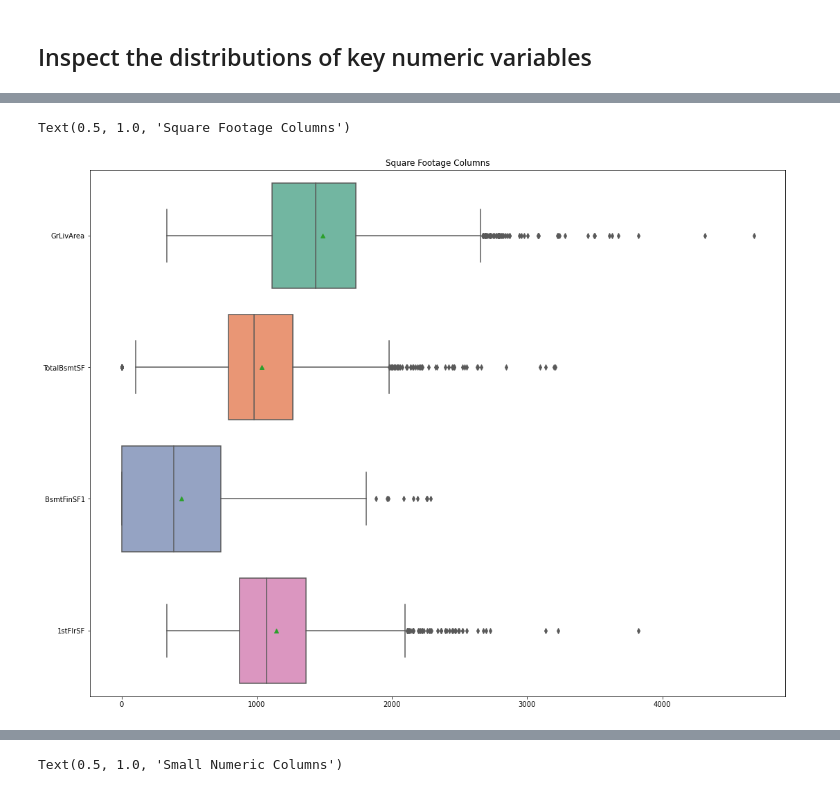
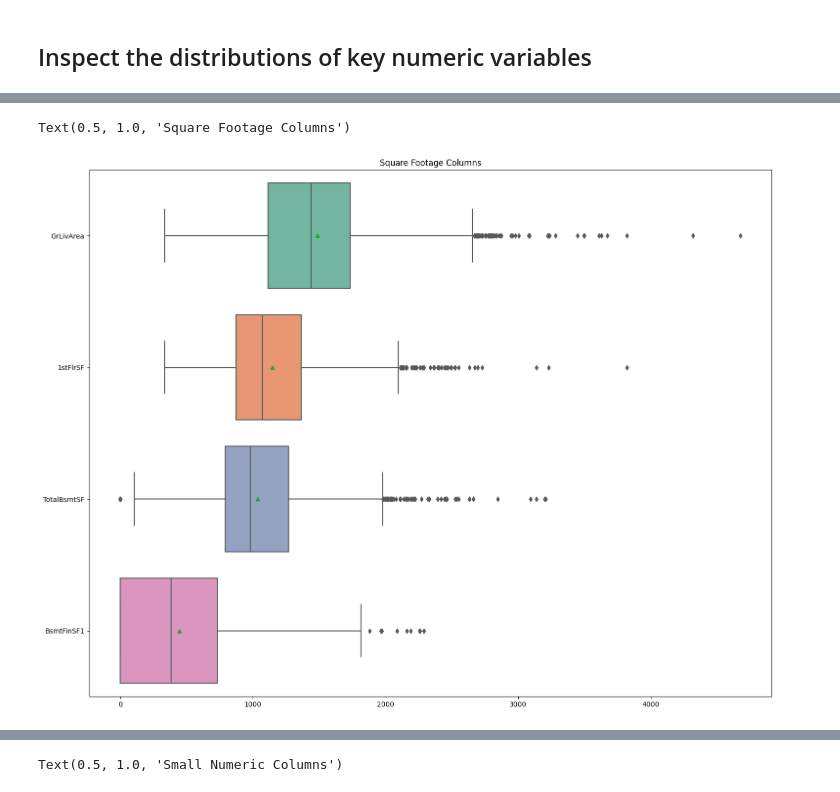
Before and after one commit to dapopov-st/housing-price-predictions, a Jupyter notebook: 000_visualizations.ipynb, the cells around one changed output, grey strips where cells are left out. Saved outputs shown, nothing was run; the diff lists cells and outputs as text; code cells hidden in the pictures.

Commit message:
clean up box plot ordering sq ft

```diff
--- a/000_visualizations.ipynb
+++ b/000_visualizations.ipynb
@@ -113,7 +113,7 @@ alldata.head()
 # %% [markdown]
 ## Inspect the distributions of key numeric variables
 # %%
-large_numerics=['GrLivArea','TotalBsmtSF','BsmtFinSF1','1stFlrSF']
+large_numerics=['GrLivArea','1stFlrSF','TotalBsmtSF','BsmtFinSF1']
 small_numerics=['BsmtFullBath','OverallCond','HalfBath','KitchenAbvGr','BsmtHalfBath','FullBath','Fireplaces','GarageCars','OverallQual','MoSold','TotRmsAbvGrd']
 # %%
 plt.figure(figsize=(9,7))
@@ -126,8 +126,8 @@ Text(0.5, 1.0, 'Year Built')
 # %%
 plt.figure(figsize=(18,14))
 ax = sns.boxplot(data=alldata[large_numerics],orient="h", palette="Set2",
-                showmeans=True)
+                showmeans=True,)#
 plt.title("Square Footage Columns")
 # %% [output]
 Text(0.5, 1.0, 'Square Footage Columns')
-[figure, old version]
+[figure, new version]
```
Also changed, not shown: parts of 3 cells of this notebook.
